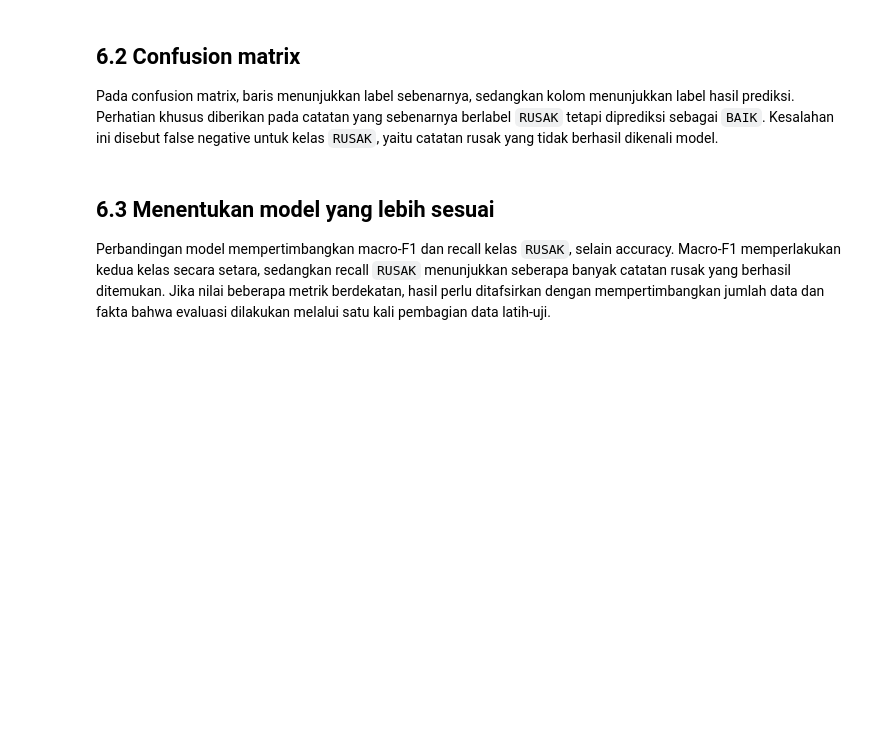
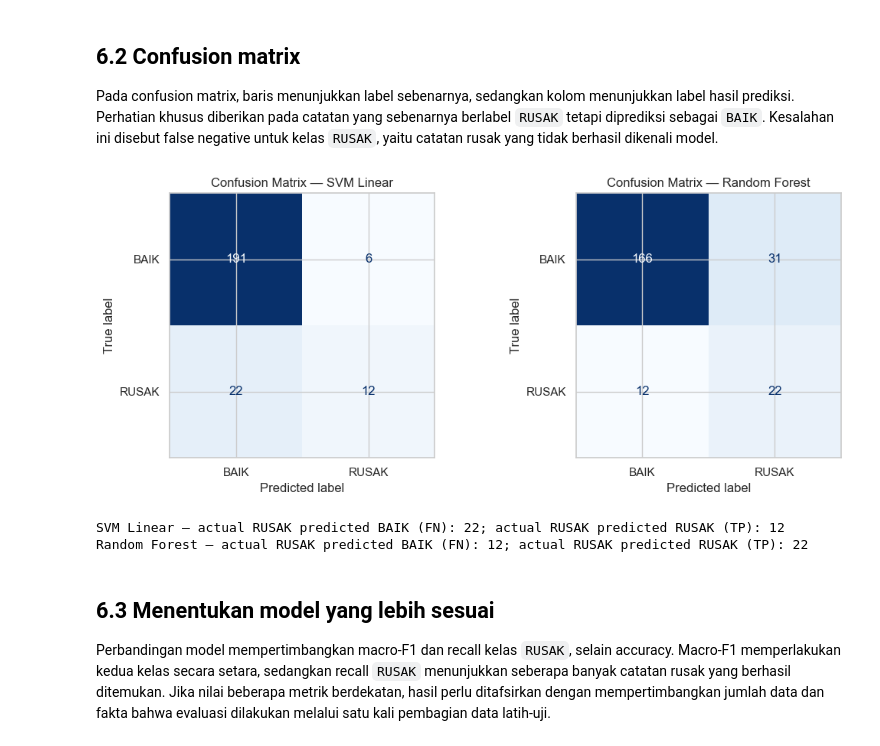
Before and after one commit to Dwiio/50_IF-E_NextLevel, a Jupyter notebook: projek_NextLevel_IF-E.ipynb, the cells around one changed output. Drawn from its saved outputs; the diff is of its cells as text; code cells hidden in the pictures; blank space fills up the shorter version.

```diff
--- a/projek_NextLevel_IF-E.ipynb
+++ b/projek_NextLevel_IF-E.ipynb
@@ -711,6 +711,23 @@ weighted avg       0.86      0.81      0.83       231
 ## 6.2 Confusion matrix
 
 Pada confusion matrix, baris menunjukkan label sebenarnya, sedangkan kolom menunjukkan label hasil prediksi. Perhatian khusus diberikan pada catatan yang sebenarnya berlabel `RUSAK` tetapi diprediksi sebagai `BAIK`. Kesalahan ini disebut false negative untuk kelas `RUSAK`, yaitu catatan rusak yang tidak berhasil dikenali model.
+# %%
+labels = ["BAIK", "RUSAK"]
+fig, axes = plt.subplots(1, 2, figsize=(11, 4.5))
+for ax, name, pred in zip(axes, ["SVM Linear", "Random Forest"], [svm_pred, rf_pred]):
+    cm = confusion_matrix(y_test, pred, labels=labels)
+    disp = ConfusionMatrixDisplay(confusion_matrix=cm, display_labels=labels)
+    disp.plot(ax=ax, cmap="Blues", values_format="d", colorbar=False)
+    ax.set_title(f"Confusion Matrix — {name}")
+plt.tight_layout(); plt.savefig(FIGURE_DIR / "07_confusion_matrix_comparison.png", dpi=160); plt.show()
+
+for name, pred in [("SVM Linear", svm_pred), ("Random Forest", rf_pred)]:
+    cm = confusion_matrix(y_test, pred, labels=labels)
+    print(f"{name} — actual RUSAK predicted BAIK (FN): {cm[1,0]}; actual RUSAK predicted RUSAK (TP): {cm[1,1]}")
+# %% [output]
+[figure, added]
+SVM Linear — actual RUSAK predicted BAIK (FN): 22; actual RUSAK predicted RUSAK (TP): 12
+Random Forest — actual RUSAK predicted BAIK (FN): 12; actual RUSAK predicted RUSAK (TP): 22
 # %% [markdown]
 ## 6.3 Menentukan model yang lebih sesuai
 
```
Also changed, not shown: parts of 3 cells of this notebook.
